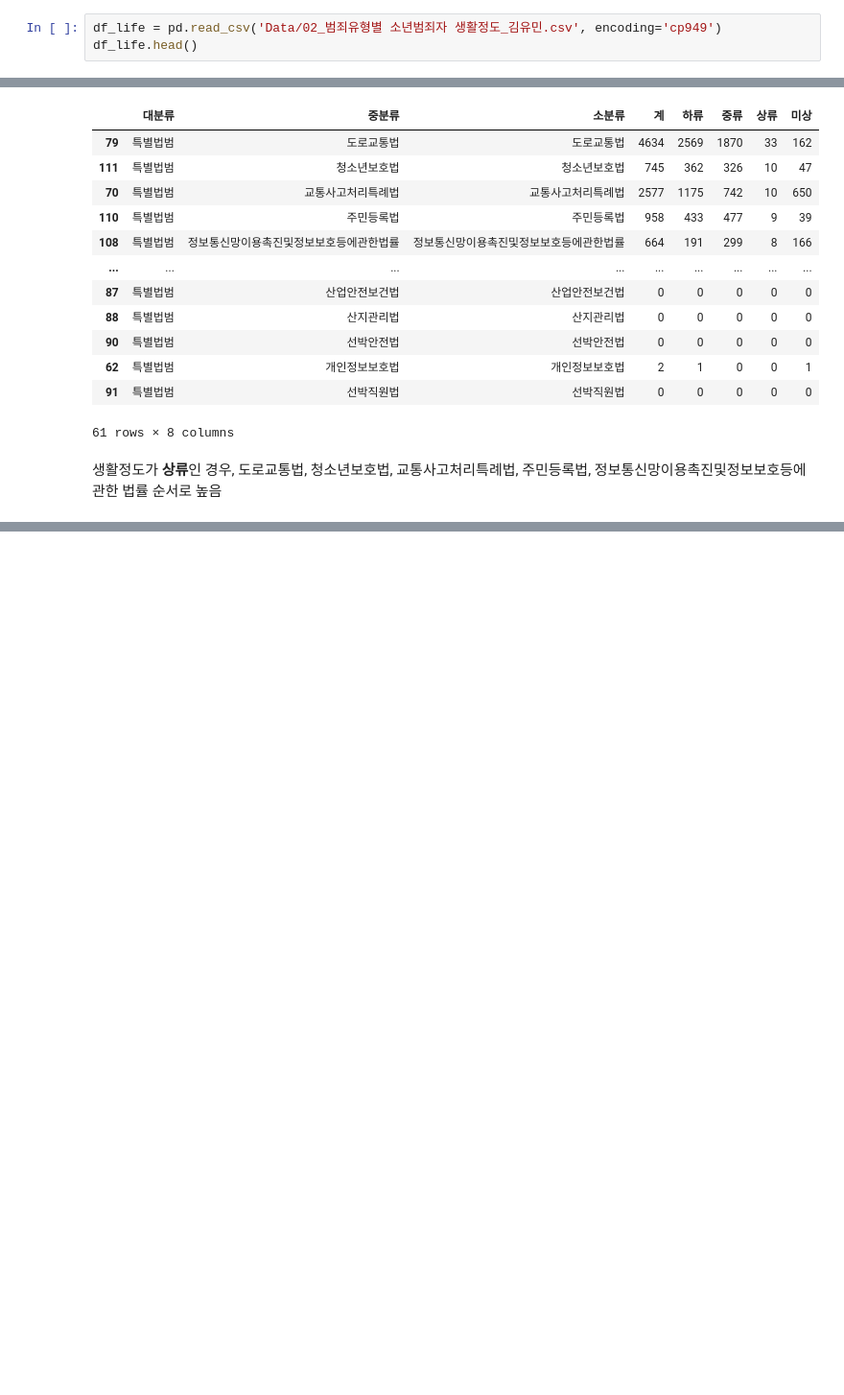
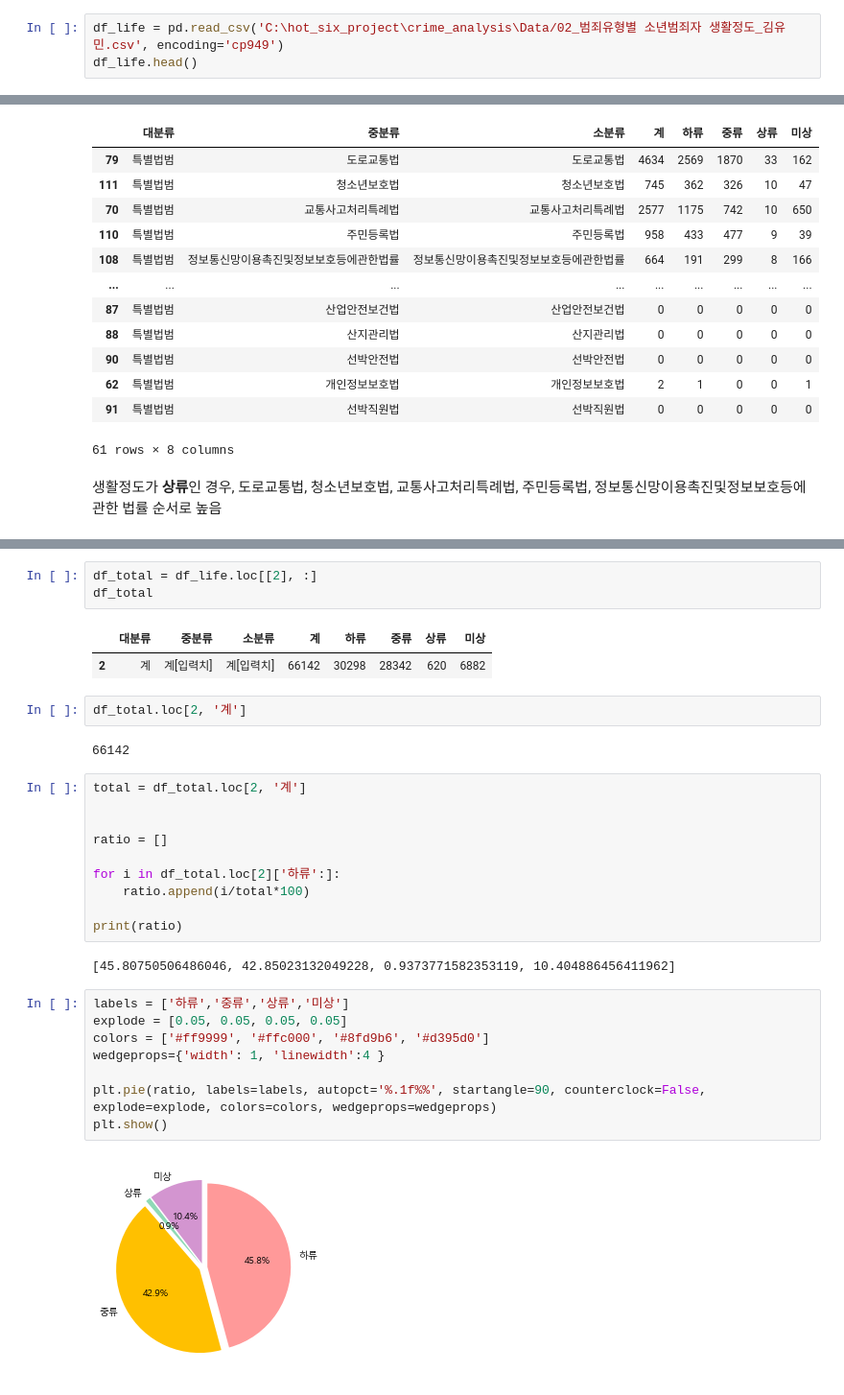
Before and after one commit to hkim11656/crime_analysis, a Jupyter notebook: 02_범죄유형별 소년범죄자 생활정도_김유민.ipynb, the cells around one changed output, grey strips where cells are left out. Shown at 96% size. Saved outputs shown, nothing was run; the diff lists cells and outputs as text; blank space fills up the shorter version.

Commit message:
20210716|생활정도 분석내용 추가

```diff
--- a/02_범죄유형별 소년범죄자 생활정도_김유민.ipynb
+++ b/02_범죄유형별 소년범죄자 생활정도_김유민.ipynb
@@ -9,7 +9,7 @@ import re
 fm = mp.font_manager.FontManager()
 plt.rcParams['font.family'] = 'Malgun Gothic'
 # %%
-df_life = pd.read_csv('Data/02_범죄유형별 소년범죄자 생활정도_김유민.csv', encoding='cp949')
+df_life = pd.read_csv('C:\hot_six_project\crime_analysis\Data/02_범죄유형별 소년범죄자 생활정도_김유민.csv', encoding='cp949')
 df_life.head()
 # %% [output]
 |  | No | 자료시점 | 분류 | 분류.1 | 분류.2 | 계 | 계.1 | 계.2 | 계.3 | 계.4 |
@@ -376,0 +395,32 @@ df_special_m.sort_values(by='상류', ascending=False).groupby('소분류').head
+# %%
+df_total = df_life.loc[[2], :]
+df_total
+# %% [output]
+|  | 대분류 | 중분류 | 소분류 | 계 | 하류 | 중류 | 상류 | 미상 |
+| 2 | 계 | 계[입력치] | 계[입력치] | 66142 | 30298 | 28342 | 620 | 6882 |
+# %%
+df_total.loc[2, '계']
+# %% [output]
+66142
+# %%
+total = df_total.loc[2, '계']
+
+
+ratio = []
+
+for i in df_total.loc[2]['하류':]:
+    ratio.append(i/total*100)
+
+print(ratio)
+# %% [output]
+[45.80750506486046, 42.85023132049228, 0.9373771582353119, 10.404886456411962]
+# %%
+labels = ['하류','중류','상류','미상']
+explode = [0.05, 0.05, 0.05, 0.05]
+colors = ['#ff9999', '#ffc000', '#8fd9b6', '#d395d0']
+wedgeprops={'width': 1, 'linewidth':4 }
+
+plt.pie(ratio, labels=labels, autopct='%.1f%%', startangle=90, counterclock=False, explode=explode, colors=colors, wedgeprops=wedgeprops)
+plt.show()
+# %% [output]
+[figure, added]
```
Also changed, not shown: parts of 3 cells of this notebook.
